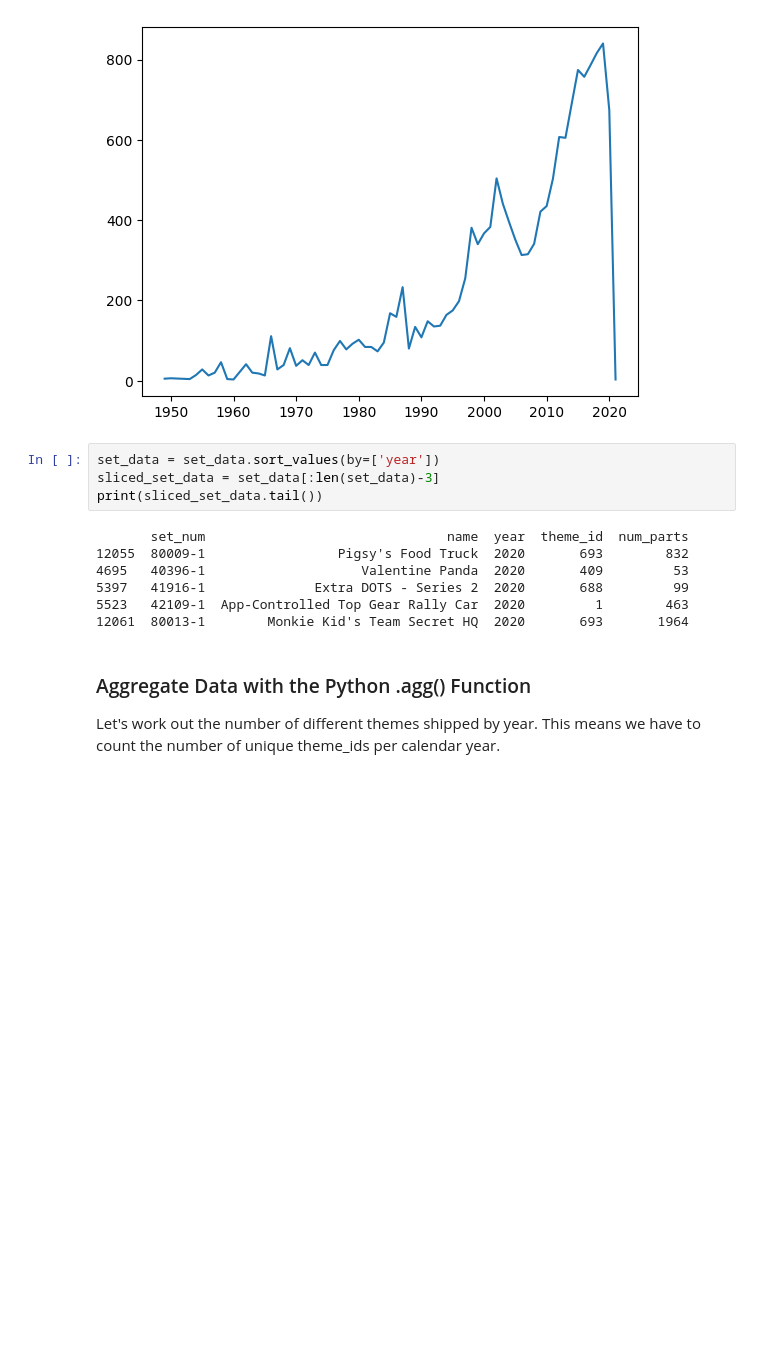
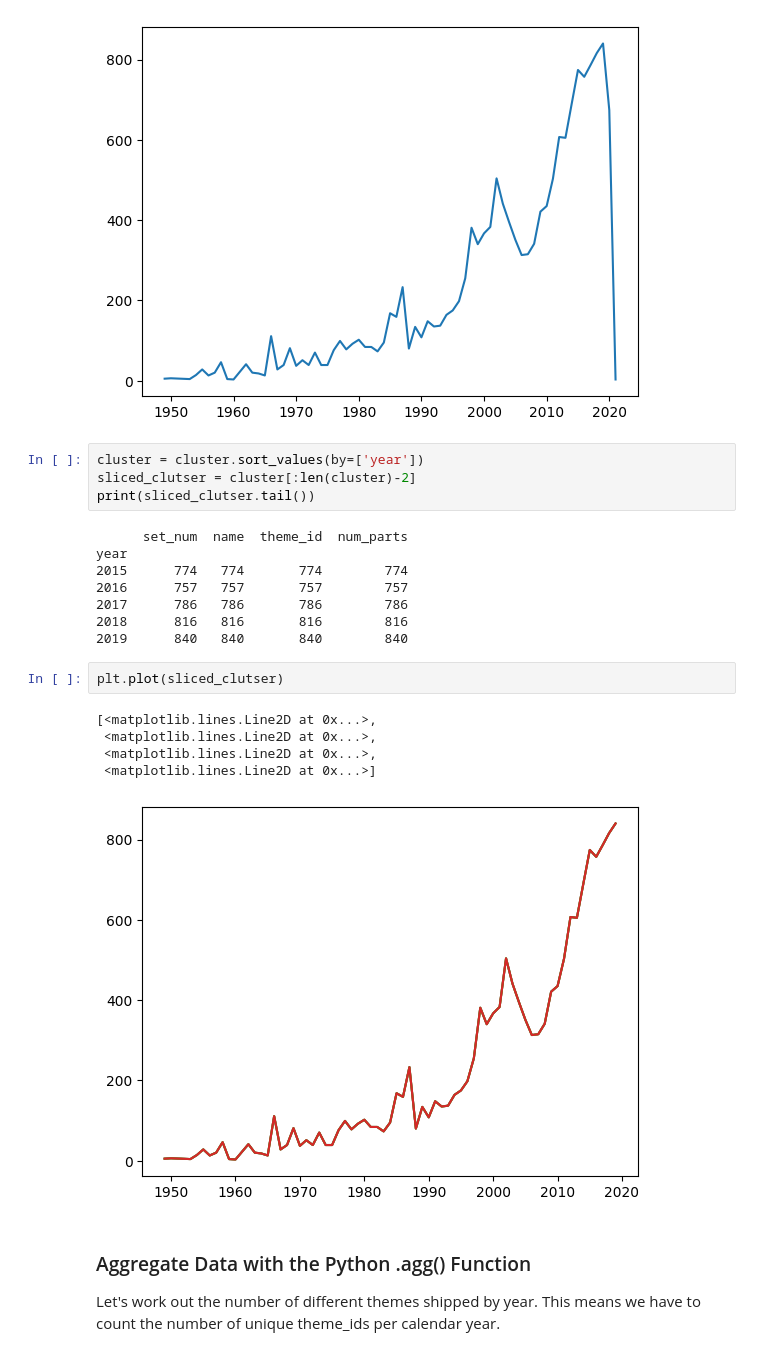
Before and after one commit to OmmDevgoswami/100Days_Coding-Python, a Jupyter notebook: LEGO Data Manipulation/LEGO Notebook and Data (start)/Lego_Analysis_for_Course_(start).ipynb, the cells around one changed output. Drawn from its saved outputs; the diff is of its cells as text; blank space fills up the shorter version.

```diff
--- a/LEGO Data Manipulation/LEGO Notebook and Data (start)/Lego_Analysis_for_Course_(start).ipynb
+++ b/LEGO Data Manipulation/LEGO Notebook and Data (start)/Lego_Analysis_for_Course_(start).ipynb
@@ -236,16 +236,25 @@ plt.plot(cluster['set_num'])
 [<matplotlib.lines.Line2D at 0x...>]
 [figure]
 # %%
-set_data = set_data.sort_values(by=['year'])
-sliced_set_data = set_data[:len(set_data)-3]
-print(sliced_set_data.tail())
+cluster = cluster.sort_values(by=['year'])
+sliced_clutser = cluster[:len(cluster)-2]
+print(sliced_clutser.tail())
 # %% [output]
-       set_num                               name  year  theme_id  num_parts
-12055  80009-1                 Pigsy's Food Truck  2020       693        832
-4695   40396-1                    Valentine Panda  2020       409         53
-5397   41916-1              Extra DOTS - Series 2  2020       688         99
-5523   42109-1  App-Controlled Top Gear Rally Car  2020         1        463
-12061  80013-1        Monkie Kid's Team Secret HQ  2020       693       1964
+      set_num  name  theme_id  num_parts
+year
+2015      774   774       774        774
+2016      757   757       757        757
+2017      786   786       786        786
+2018      816   816       816        816
+2019      840   840       840        840
+# %%
+plt.plot(sliced_clutser)
+# %% [output]
+[<matplotlib.lines.Line2D at 0x...>,
+ <matplotlib.lines.Line2D at 0x...>,
+ <matplotlib.lines.Line2D at 0x...>,
+ <matplotlib.lines.Line2D at 0x...>]
+[figure, added]
 # %% [markdown]
 ### Aggregate Data with the Python .agg() Function
 
```
Also changed, not shown: parts of 14 cells of this notebook.
